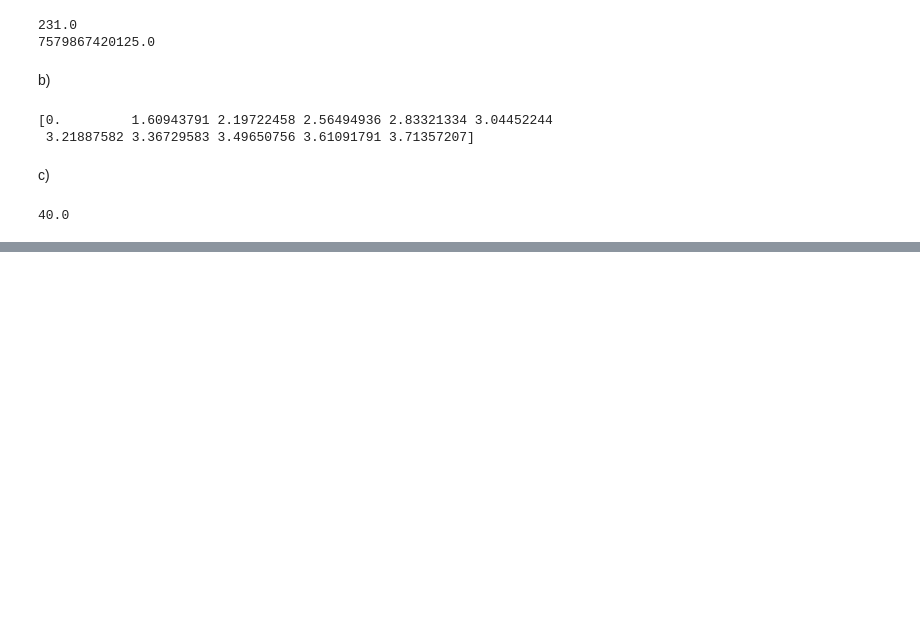
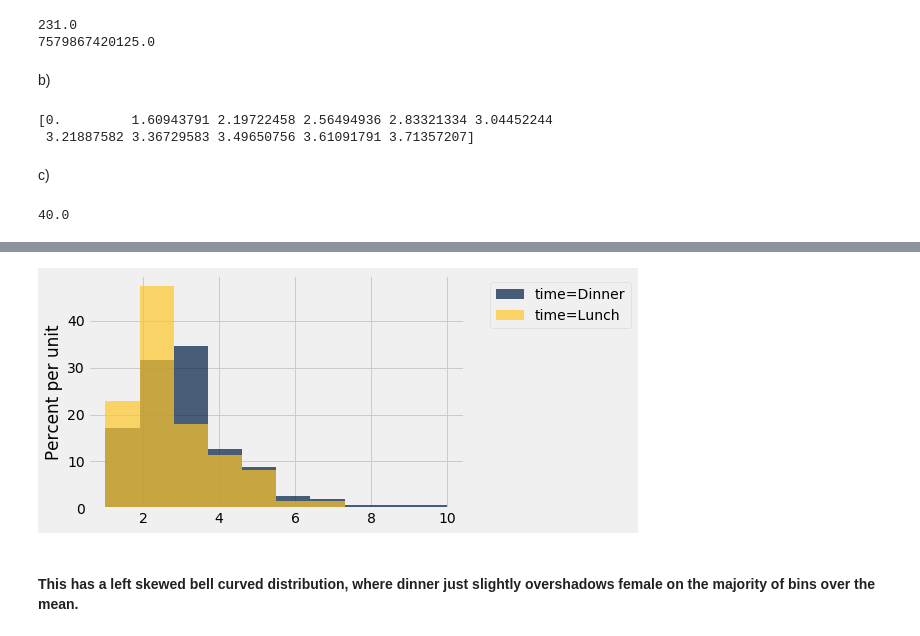
Before and after one commit to coen-williams/cwilliams_Math377, a Jupyter notebook: My Jupiter Notebook Coen W.ipynb, the cells around one changed output, grey strips where cells are left out. Saved outputs shown, nothing was run; the diff lists cells and outputs as text; code cells hidden in the pictures; blank space fills up the shorter version.

```diff
--- a/My Jupiter Notebook Coen W.ipynb
+++ b/My Jupiter Notebook Coen W.ipynb
@@ -422,0 +506,6 @@ print(diffs)
+# %%
+tips.select('time', 'tip').hist('tip', group='time')
+# %% [output]
+[figure, added]
+# %% [markdown]
+#### This has a left skewed bell curved distribution, where dinner just slightly overshadows female on the majority of bins over the mean.
```
Also changed, not shown: parts of 19 cells of this notebook, 9 other files.
